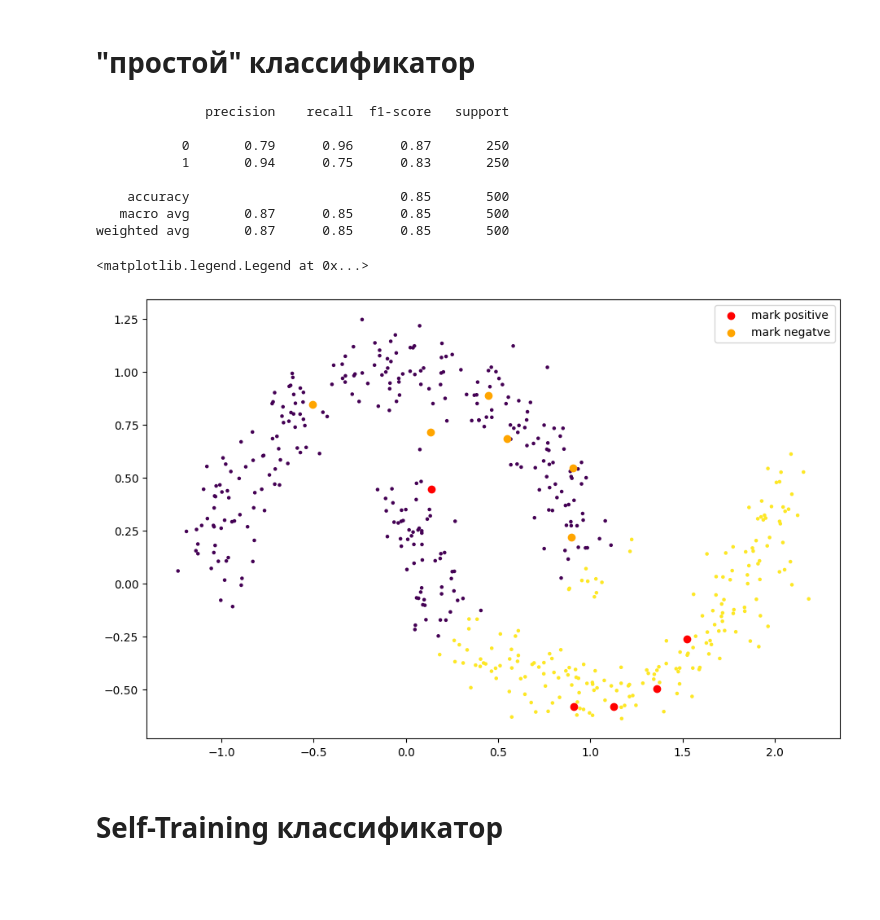
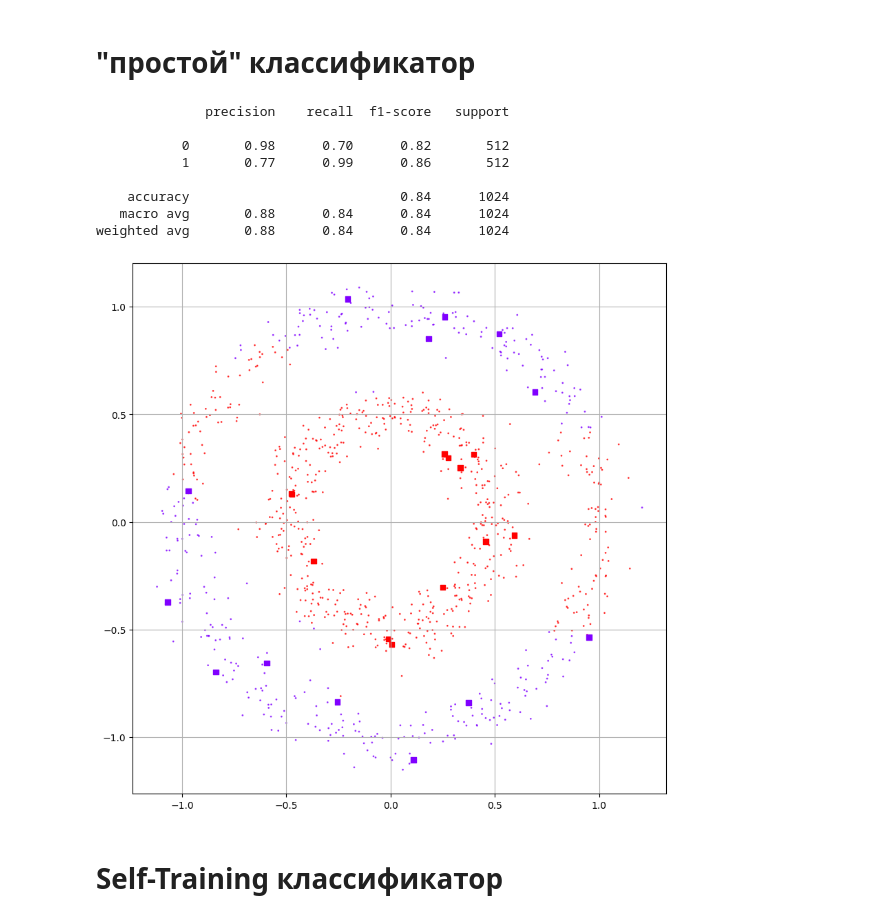
Before and after one commit to mechanoid5/ml_lectorium_2026_I, a Jupyter notebook: examples/17-trunsductive-learning/01-trunsductive.ipynb, the cells around one changed output. Saved outputs shown, nothing was run; the diff lists cells and outputs as text; code cells hidden in the pictures; blank space fills up the shorter version.

```diff
--- a/examples/17-trunsductive-learning/01-trunsductive.ipynb
+++ b/examples/17-trunsductive-learning/01-trunsductive.ipynb
@@ -58,31 +60,28 @@ plt.legend()
 # %% [markdown]
 # "простой" классификатор
-# %%
-from sklearn.metrics import classification_report
-from matplotlib import pyplot as plt
-
-from sklearn.neighbors import KNeighborsClassifier
-model = KNeighborsClassifier().fit(X[~random_unlabeled_points],target[~random_unlabeled_points])
-
-o = model.predict(X)
-print(classification_report(target,o))
-
-plt.figure(figsize=(11,7))
-plt.scatter(X[target_partial==-1][:,0],X[target_partial==-1][:,1],c=o[target_partial==-1],s=5)
-plt.scatter(X[target_partial==1][:,0],X[target_partial==1][:,1],c='r',label='mark positive')
-plt.scatter(X[target_partial==0][:,0],X[target_partial==0][:,1],c='orange',label='mark negatve')
-plt.legend()
-# %% [output]
-              precision    recall  f1-score   support
-
-           0       0.79      0.96      0.87       250
-           1       0.94      0.75      0.83       250
-
-    accuracy                           0.85       500
-   macro avg       0.87      0.85      0.85       500
-weighted avg       0.87      0.85      0.85       500
-<matplotlib.legend.Legend at 0x...>
-[figure, removed]
+# %%
+from sklearn.neighbors import KNeighborsClassifier
+model = KNeighborsClassifier( n_neighbors=3, metric='euclidean', ).fit( X[indices_train,:], target_train )
+p = model.predict(X)
+
+from sklearn.metrics import classification_report
+print(classification_report(y_true=target,y_pred=p))
+
+fig,ax = plt.subplots(1,figsize=(10,10))
+ax.scatter(X[:,0],X[:,1],c=p,cmap='rainbow',s=1,alpha=0.7)
+ax.scatter(X[indices_train,0],X[indices_train,1], c=target_train, cmap='rainbow',s=30, marker='s' )
+ax.grid()
+plt.show()
+# %% [output]
+              precision    recall  f1-score   support
+
+           0       0.98      0.70      0.82       512
+           1       0.77      0.99      0.86       512
+
+    accuracy                           0.84      1024
+   macro avg       0.88      0.84      0.84      1024
+weighted avg       0.88      0.84      0.84      1024
+[figure, added]
 # %% [markdown]
 # Self-Training классификатор
 # %% [markdown]
```
Also changed, not shown: parts of 13 cells of this notebook.
